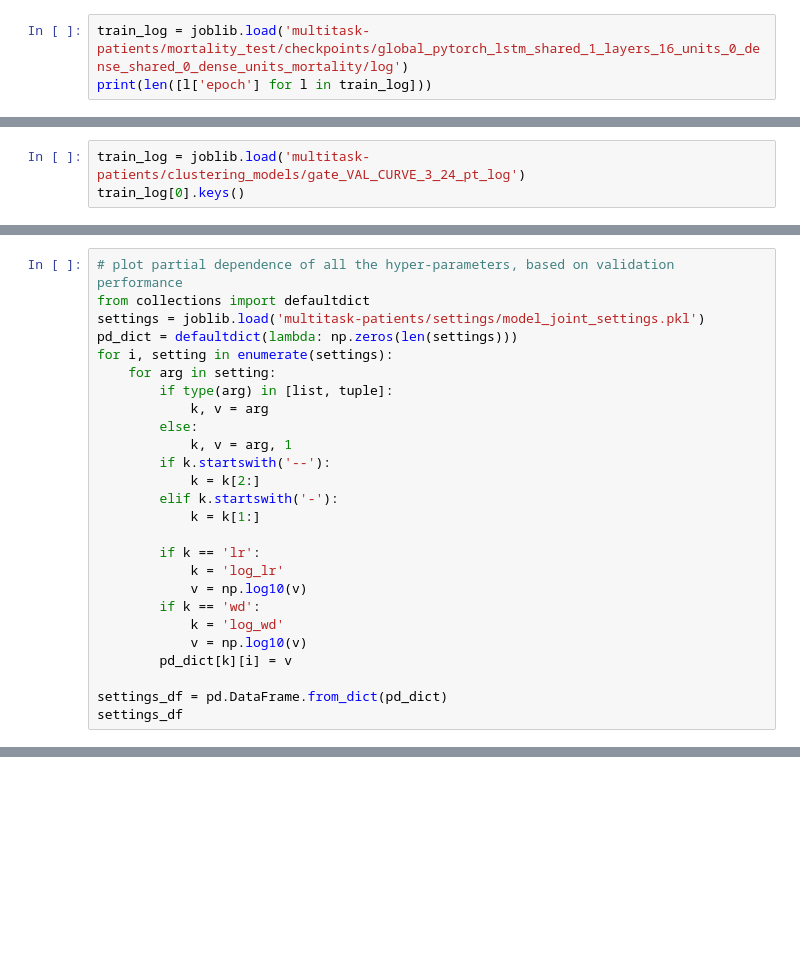
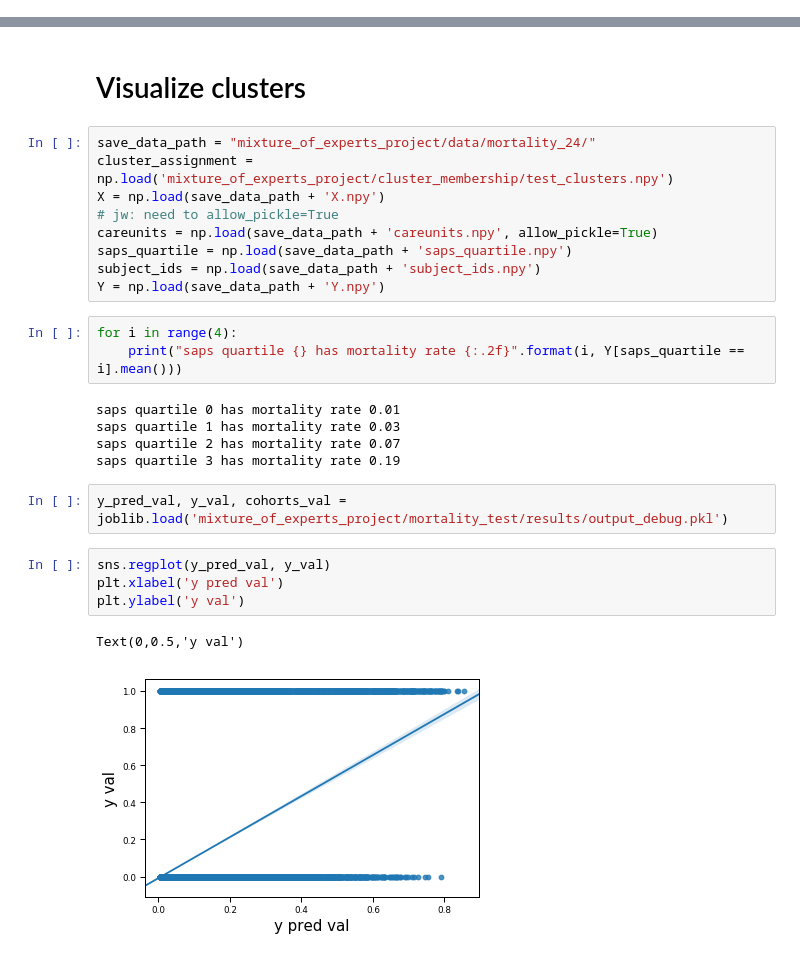
Before and after one commit to nathanwang000/mixture_of_experts_project, a Jupyter notebook: inspect_result.ipynb, the cells around one changed output, grey strips where cells are left out. Drawn from its saved outputs; the diff is of its cells as text; blank space fills up the shorter version.

Commit message:
updated models to run the all settings

```diff
--- a/inspect_result.ipynb
+++ b/inspect_result.ipynb
@@ -154,3 +0,0 @@ print(curves.mean(0)[51-11:51], curves.shape)
-# %%
-train_log = joblib.load('multitask-patients/mortality_test/checkpoints/global_pytorch_lstm_shared_1_layers_16_units_0_dense_shared_0_dense_units_mortality/log')
-print(len([l['epoch'] for l in train_log]))
@@ -159,3 +0,0 @@ print(len([l['epoch'] for l in train_log]))
-# %%
-train_log = joblib.load('multitask-patients/clustering_models/gate_VAL_CURVE_3_24_pt_log')
-train_log[0].keys()
@@ -710,26 +0,0 @@ val_dfs['moe_exp']
-# %%
-# plot partial dependence of all the hyper-parameters, based on validation performance
-from collections import defaultdict
-settings = joblib.load('multitask-patients/settings/model_joint_settings.pkl')
-pd_dict = defaultdict(lambda: np.zeros(len(settings)))
-for i, setting in enumerate(settings):
-    for arg in setting:
-        if type(arg) in [list, tuple]:
-            k, v = arg
-        else:
-            k, v = arg, 1
-        if k.startswith('--'):
-            k = k[2:]
-        elif k.startswith('-'):
-            k = k[1:]
-
-        if k == 'lr':
-            k = 'log_lr'
-            v = np.log10(v)
-        if k == 'wd':
-            k = 'log_wd'
-            v = np.log10(v)
-        pd_dict[k][i] = v
-
-settings_df = pd.DataFrame.from_dict(pd_dict)
-settings_df
@@ -968,0 +442,28 @@ df.round(3)[['N', 'n', 'Class Imbalance']]
+# %% [markdown]
+# Visualize clusters
+# %%
+save_data_path = "mixture_of_experts_project/data/mortality_24/"
+cluster_assignment = np.load('mixture_of_experts_project/cluster_membership/test_clusters.npy')
+X = np.load(save_data_path + 'X.npy')
+# jw: need to allow_pickle=True
+careunits = np.load(save_data_path + 'careunits.npy', allow_pickle=True)
+saps_quartile = np.load(save_data_path + 'saps_quartile.npy')
+subject_ids = np.load(save_data_path + 'subject_ids.npy')
+Y = np.load(save_data_path + 'Y.npy')
+# %%
+for i in range(4):
+    print("saps quartile {} has mortality rate {:.2f}".format(i, Y[saps_quartile == i].mean()))
+# %% [output]
+saps quartile 0 has mortality rate 0.01
+saps quartile 1 has mortality rate 0.03
+saps quartile 2 has mortality rate 0.07
+saps quartile 3 has mortality rate 0.19
+# %%
+y_pred_val, y_val, cohorts_val = joblib.load('mixture_of_experts_project/mortality_test/results/output_debug.pkl')
+# %%
+sns.regplot(y_pred_val, y_val)
+plt.xlabel('y pred val')
+plt.ylabel('y val')
+# %% [output]
+Text(0,0.5,'y val')
+[figure, added]
```
Also changed, not shown: parts of 64 cells of this notebook, 6 other files.
